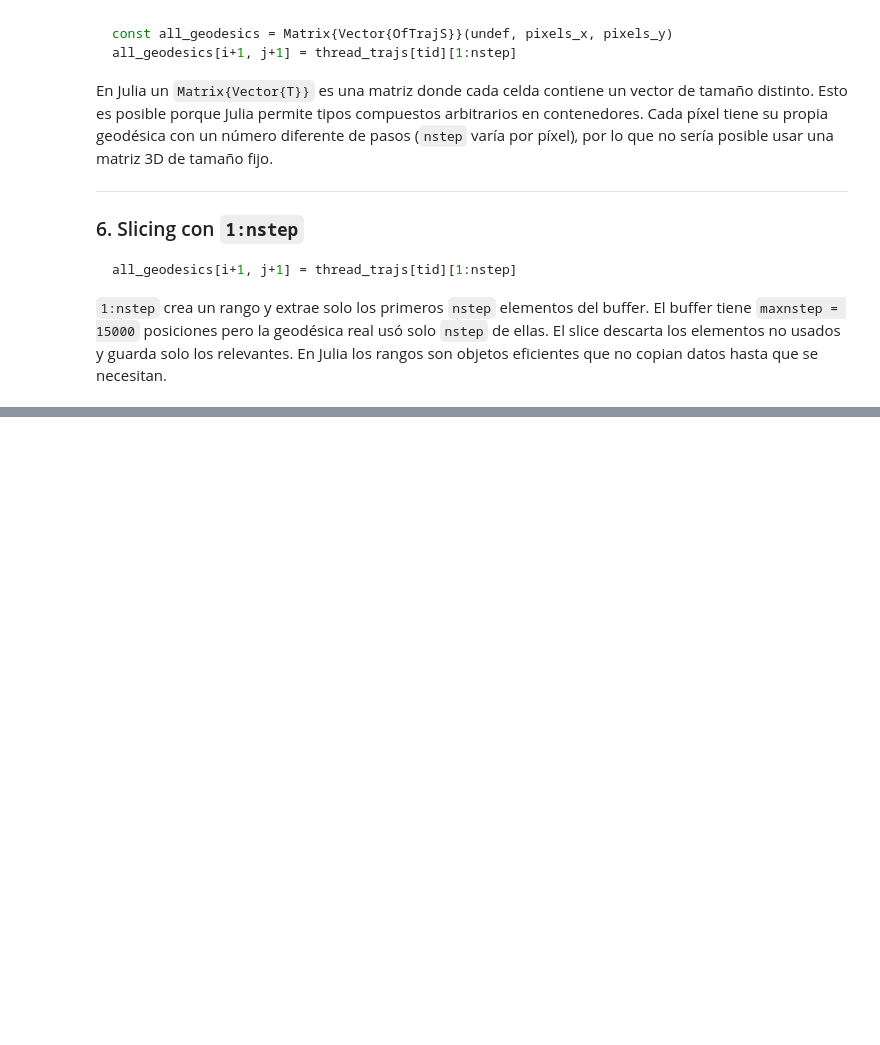
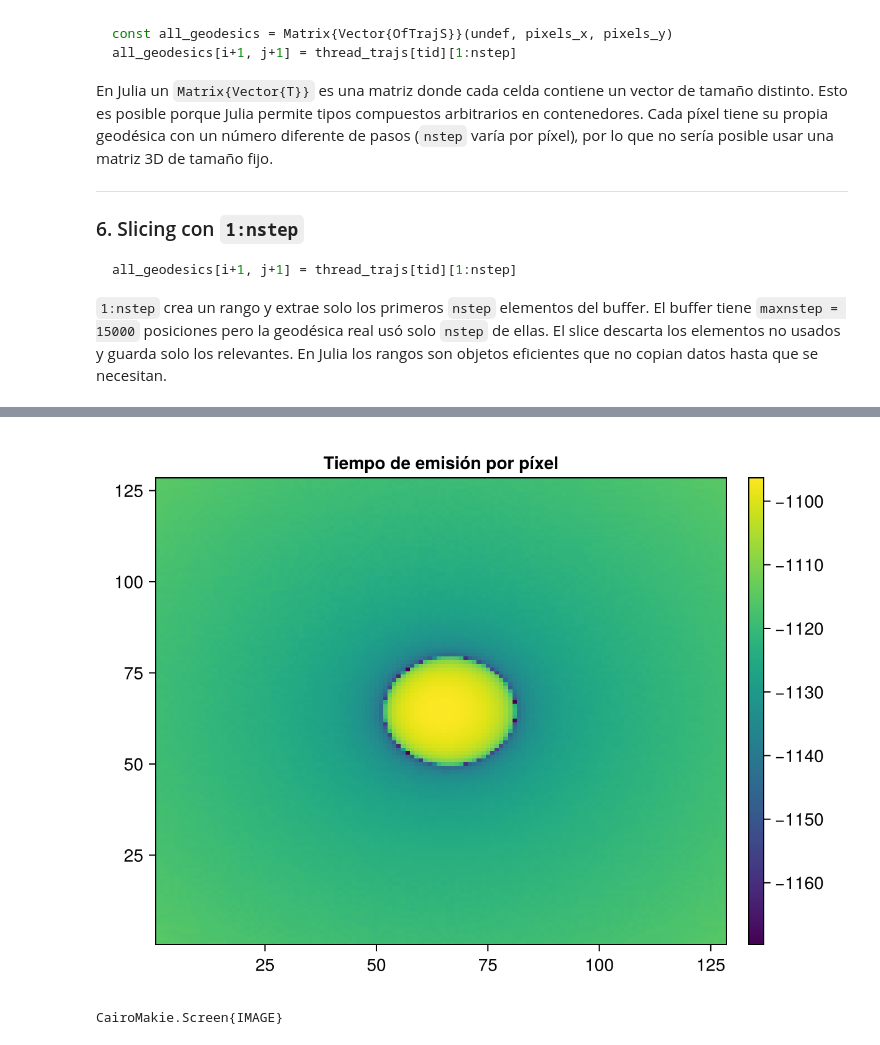
Before and after one commit to drojaspater/JipoleBrisk, a Jupyter notebook: example_notebooks/SlowLightGRMHD.ipynb, the cells around one changed output, grey strips where cells are left out. Saved outputs shown, nothing was run; the diff lists cells and outputs as text; code cells hidden in the pictures; blank space fills up the shorter version.

```diff
--- a/example_notebooks/SlowLightGRMHD.ipynb
+++ b/example_notebooks/SlowLightGRMHD.ipynb
@@ -736,0 +749,12 @@ all_geodesics[i+1, j+1] = thread_trajs[tid][1:nstep]
+# %%
+# Tiempo del último paso de cada píxel (el más antiguo = más negativo)
+t_emission = [all_geodesics[i,j][end].X[1] for i in 1:128, j in 1:128]
+
+using CairoMakie
+fig, ax, hm = heatmap(t_emission)
+Colorbar(fig[1,2], hm)
+ax.title = "Tiempo de emisión por píxel"
+display(fig)
+# %% [output]
+[figure, added]
+CairoMakie.Screen{IMAGE}
```
Also changed, not shown: parts of 4 cells of this notebook, 1 other file.
